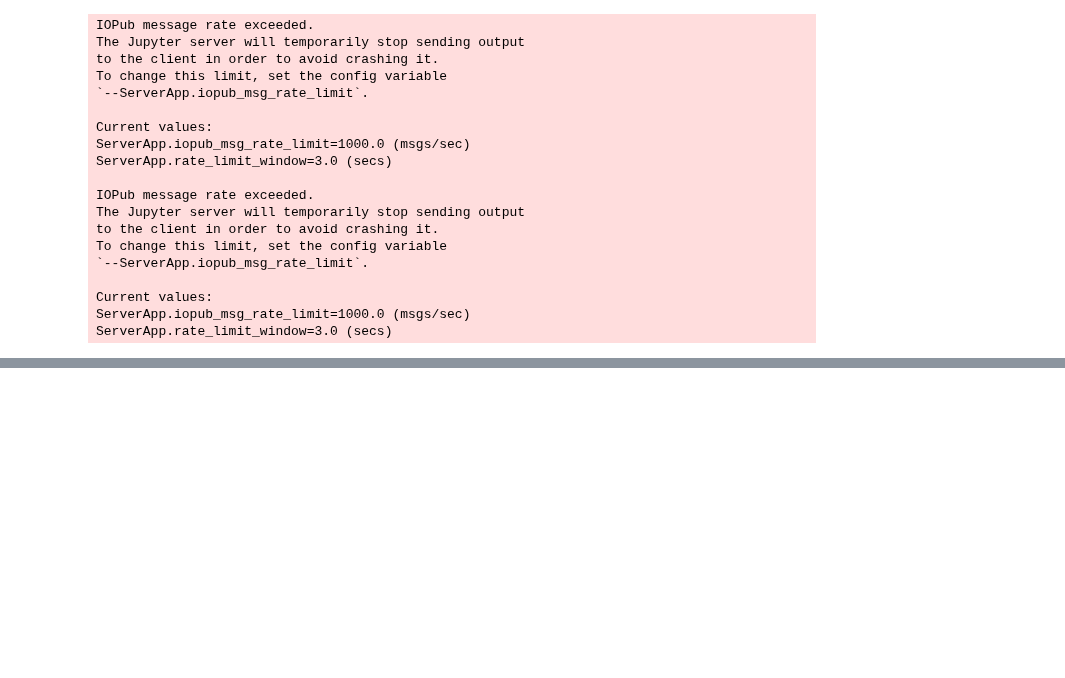
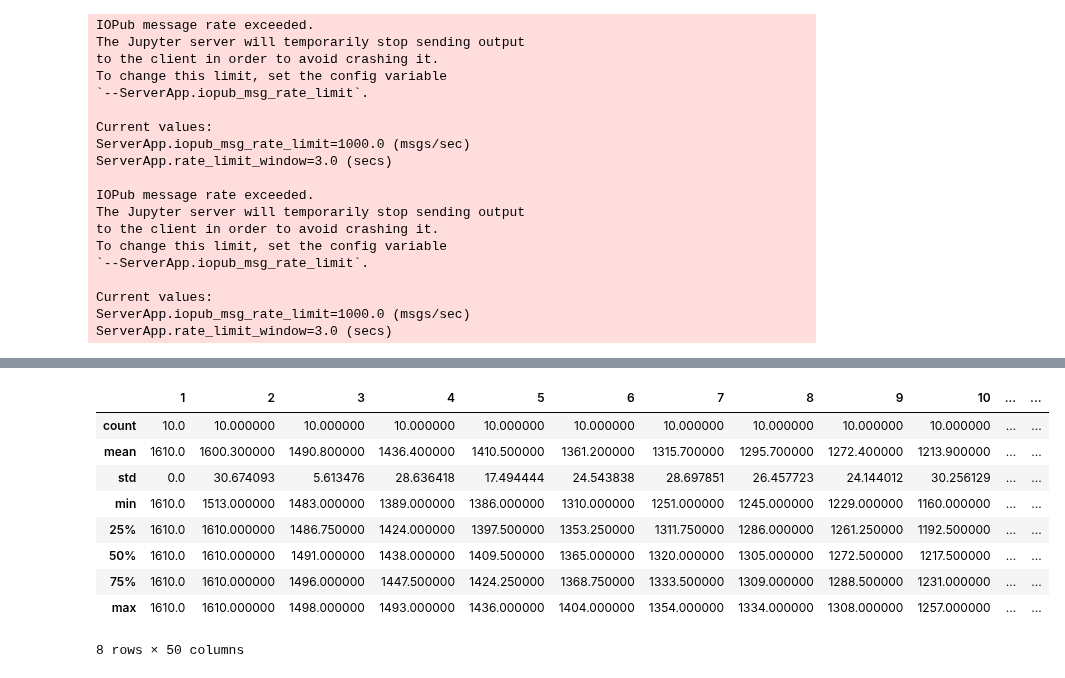
Before and after one commit to Dambr/yewking, a Jupyter notebook: task_description/publication_4.ipynb, the cells around one changed output, grey strips where cells are left out. Cells and saved outputs as stored; diff of their text form; code cells hidden in the pictures; blank space fills up the shorter version.

```diff
--- a/task_description/publication_4.ipynb
+++ b/task_description/publication_4.ipynb
@@ -400 +388,14 @@ k_cost_df.to_csv('out_4/dataframe.csv')
+# %%
+rl_costs_df.describe()
+# %% [output]
+|  | 1 | 2 | 3 | 4 | 5 | 6 | 7 | 8 | 9 | 10 | ... | ... |
+| count | 10.0 | 10.000000 | 10.000000 | 10.000000 | 10.000000 | 10.000000 | 10.000000 | 10.000000 | 10.000000 | 10.000000 | ... | ... |
+| mean | 1610.0 | 1600.300000 | 1490.800000 | 1436.400000 | 1410.500000 | 1361.200000 | 1315.700000 | 1295.700000 | 1272.400000 | 1213.900000 | ... | ... |
+| std | 0.0 | 30.674093 | 5.613476 | 28.636418 | 17.494444 | 24.543838 | 28.697851 | 26.457723 | 24.144012 | 30.256129 | ... | ... |
+| min | 1610.0 | 1513.000000 | 1483.000000 | 1389.000000 | 1386.000000 | 1310.000000 | 1251.000000 | 1245.000000 | 1229.000000 | 1160.000000 | ... | ... |
+| 25% | 1610.0 | 1610.000000 | 1486.750000 | 1424.000000 | 1397.500000 | 1353.250000 | 1311.750000 | 1286.000000 | 1261.250000 | 1192.500000 | ... | ... |
+| 50% | 1610.0 | 1610.000000 | 1491.000000 | 1438.000000 | 1409.500000 | 1365.000000 | 1320.000000 | 1305.000000 | 1272.500000 | 1217.500000 | ... | ... |
+| 75% | 1610.0 | 1610.000000 | 1496.000000 | 1447.500000 | 1424.250000 | 1368.750000 | 1333.500000 | 1309.000000 | 1288.500000 | 1231.000000 | ... | ... |
+| max | 1610.0 | 1610.000000 | 1498.000000 | 1493.000000 | 1436.000000 | 1404.000000 | 1354.000000 | 1334.000000 | 1308.000000 | 1257.000000 | ... | ... |
+8 rows × 50 columns
 # %%
```
Also changed, not shown: parts of 14 cells of this notebook, 3 other files.
